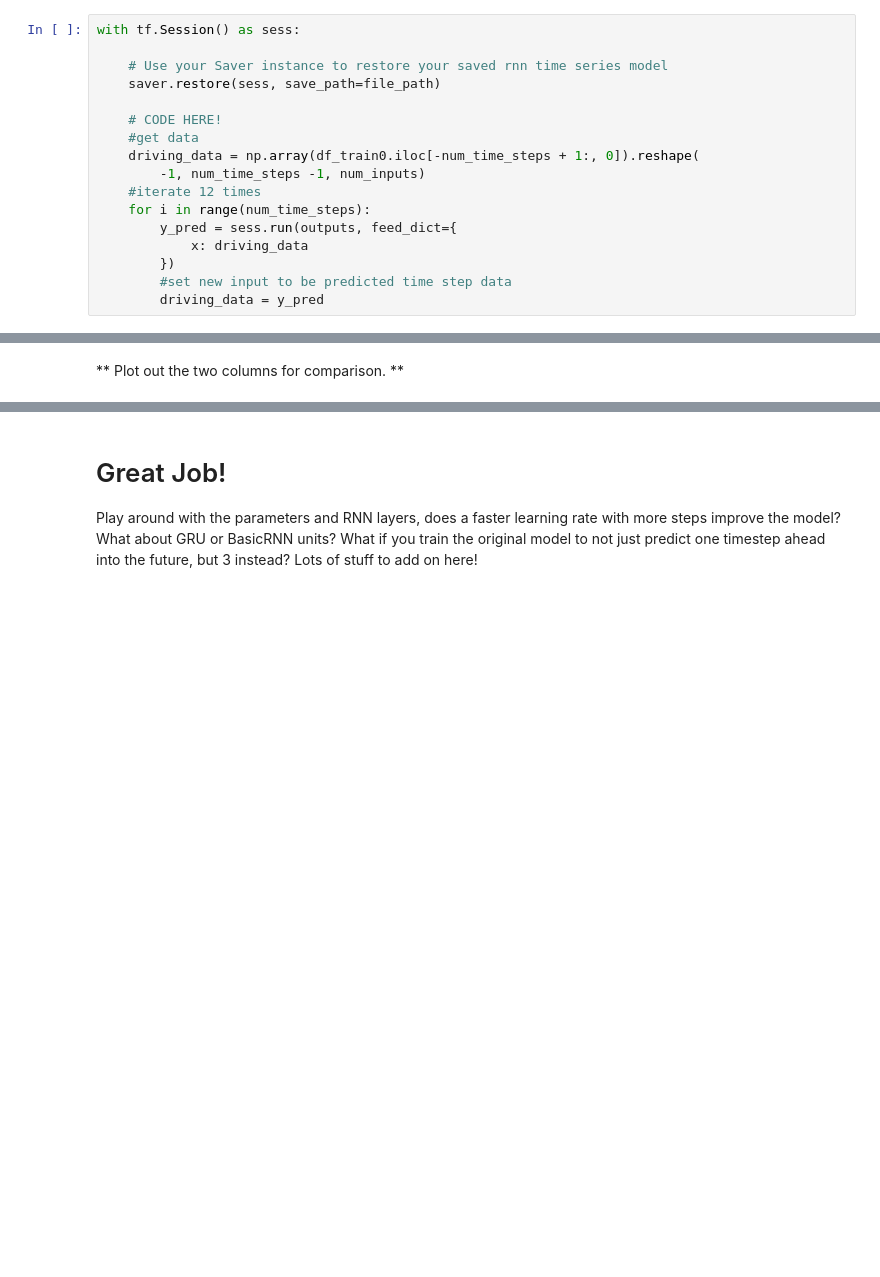
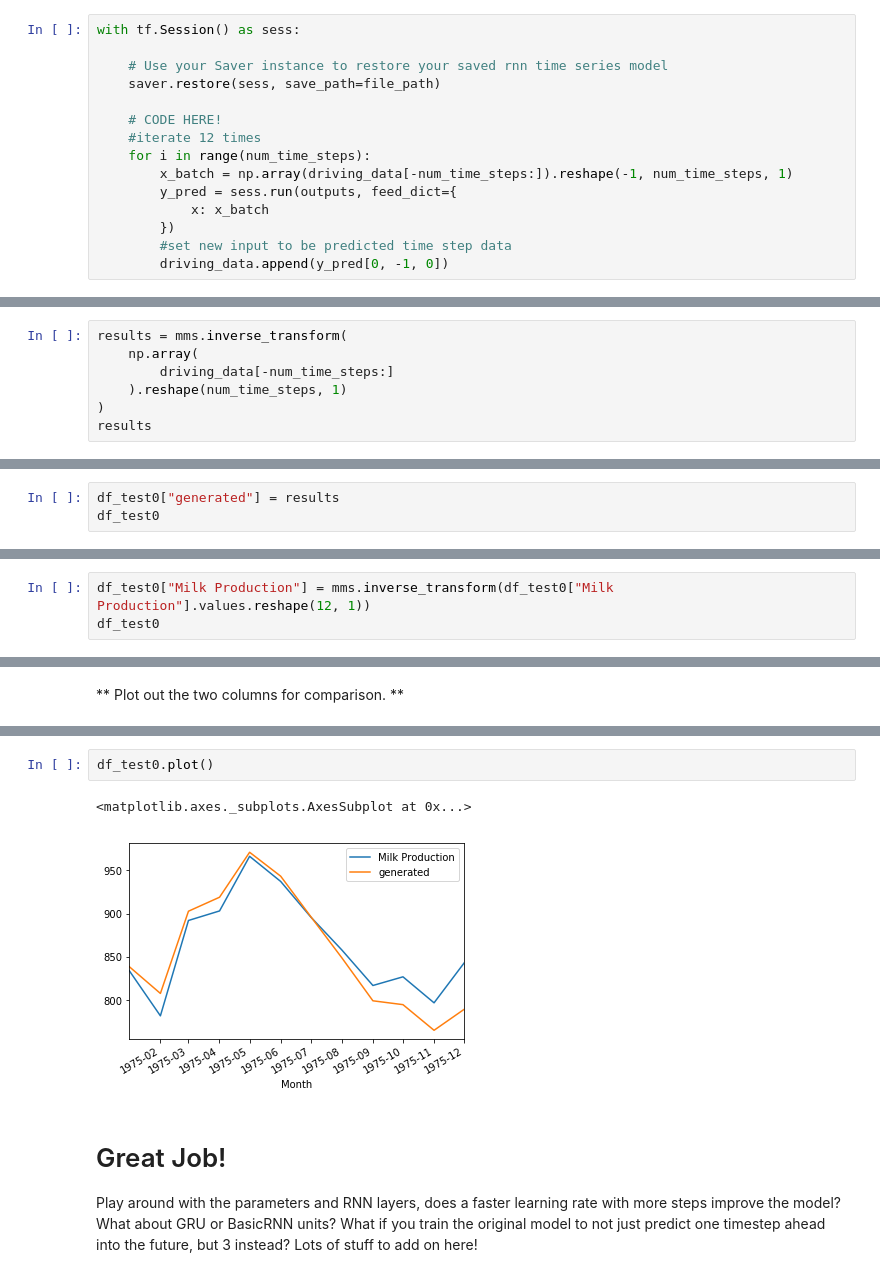
Before and after one commit to zfreedman/tfnn, a Jupyter notebook: code/rnn/02-Time-Series-Exercise.ipynb, the cells around one changed output, grey strips where cells are left out. Saved outputs shown, nothing was run; the diff lists cells and outputs as text; blank space fills up the shorter version.

Commit message:
feat: Finished implementation of RNN milk production time series model

```diff
--- a/code/rnn/02-Time-Series-Exercise.ipynb
+++ b/code/rnn/02-Time-Series-Exercise.ipynb
@@ -427,15 +445,13 @@ with tf.Session() as sess:
     saver.restore(sess, save_path=file_path)
 
     # CODE HERE!
-    #get data
-    driving_data = np.array(df_train0.iloc[-num_time_steps + 1:, 0]).reshape(
-        -1, num_time_steps -1, num_inputs)
     #iterate 12 times
     for i in range(num_time_steps):
+        x_batch = np.array(driving_data[-num_time_steps:]).reshape(-1, num_time_steps, 1)
         y_pred = sess.run(outputs, feed_dict={
-            x: driving_data
+            x: x_batch
         })
         #set new input to be predicted time step data
-        driving_data = y_pred
+        driving_data.append(y_pred[0, -1, 0])
 # %% [output]
 INFO:tensorflow:Restoring parameters from ./ex_time_series_model
@@ -491,2 +480,9 @@ array([[[ 0.39118943],
 # %% [markdown]
 ** Grab the portion of the results that are the generated values and apply inverse_transform on them to turn them back into milk production value units (lbs per cow). Also reshape the results to be (12,1) so we can easily add them to the test_set dataframe.**
+# %%
+results = mms.inverse_transform(
+    np.array(
+        driving_data[-num_time_steps:]
+    ).reshape(num_time_steps, 1)
+)
+results
@@ -501,0 +504,3 @@ See the caveats in the documentation: http://pandas.pydata.org/pandas-docs/stabl
+# %%
+df_test0["generated"] = results
+df_test0
@@ -519,0 +524,3 @@ See the caveats in the documentation: http://pandas.pydata.org/pandas-docs/stabl
+# %%
+df_test0["Milk Production"] = mms.inverse_transform(df_test0["Milk Production"].values.reshape(12, 1))
+df_test0
@@ -526,3 +544,8 @@ See the caveats in the documentation: http://pandas.pydata.org/pandas-docs/stabl
+# %%
+df_test0.plot()
+# %% [output]
+<matplotlib.axes._subplots.AxesSubplot at 0x...>
+[figure, added]
 # %% [markdown]
 # Great Job!
 
```
Also changed, not shown: parts of 21 cells of this notebook, 3 other files.
